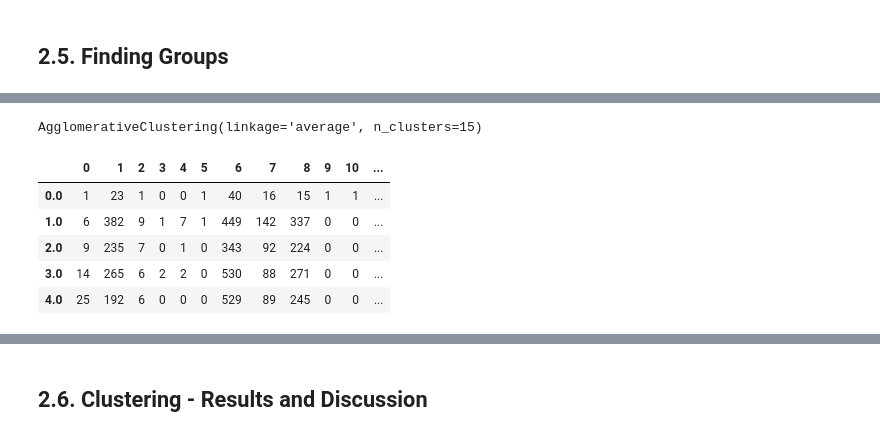
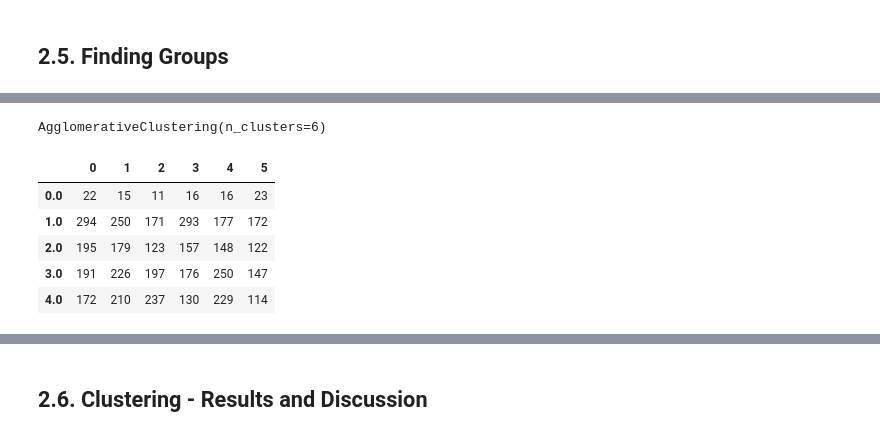
Before and after one commit to F-Madruga/Donation_Dataset_Predictions_FCUL, a Jupyter notebook: AA_202021_Project.ipynb, the cells around one changed output, grey strips where cells are left out. Saved outputs shown, nothing was run; the diff lists cells and outputs as text; code cells hidden in the pictures.

Commit message:
Dendograms and clustering with hierarchical method.

```diff
--- a/AA_202021_Project.ipynb
+++ b/AA_202021_Project.ipynb
@@ -1343,22 +1022,22 @@ df
 # %%
 from sklearn.cluster import AgglomerativeClustering
 
-hca = AgglomerativeClustering(linkage ="average", n_clusters=15)
+hca = AgglomerativeClustering(linkage ="ward", n_clusters=6)
 hca = hca.fit(donor_X)
 hca
 # %% [output]
-AgglomerativeClustering(linkage='average', n_clusters=15)
+AgglomerativeClustering(n_clusters=6)
 # %%
 cm=contingency_matrix(donor_y, hca.labels_)
-df=pd.DataFrame(cm)
-animals=list(set(donor_y))
-animals.sort()
-df.index=animals
-df
+cm=pd.DataFrame(cm)
+targets=list(set(donor_y))
+targets.sort()
+cm.index=targets
+cm
 # %% [output]
-|  | 0 | 1 | 2 | 3 | 4 | 5 | 6 | 7 | 8 | 9 | 10 | ... |
-| 0.0 | 1 | 23 | 1 | 0 | 0 | 1 | 40 | 16 | 15 | 1 | 1 | ... |
-| 1.0 | 6 | 382 | 9 | 1 | 7 | 1 | 449 | 142 | 337 | 0 | 0 | ... |
-| 2.0 | 9 | 235 | 7 | 0 | 1 | 0 | 343 | 92 | 224 | 0 | 0 | ... |
-| 3.0 | 14 | 265 | 6 | 2 | 2 | 0 | 530 | 88 | 271 | 0 | 0 | ... |
-| 4.0 | 25 | 192 | 6 | 0 | 0 | 0 | 529 | 89 | 245 | 0 | 0 | ... |
+|  | 0 | 1 | 2 | 3 | 4 | 5 |
+| 0.0 | 22 | 15 | 11 | 16 | 16 | 23 |
+| 1.0 | 294 | 250 | 171 | 293 | 177 | 172 |
+| 2.0 | 195 | 179 | 123 | 157 | 148 | 122 |
+| 3.0 | 191 | 226 | 197 | 176 | 250 | 147 |
+| 4.0 | 172 | 210 | 237 | 130 | 229 | 114 |
```
Also changed, not shown: parts of 69 cells of this notebook.
